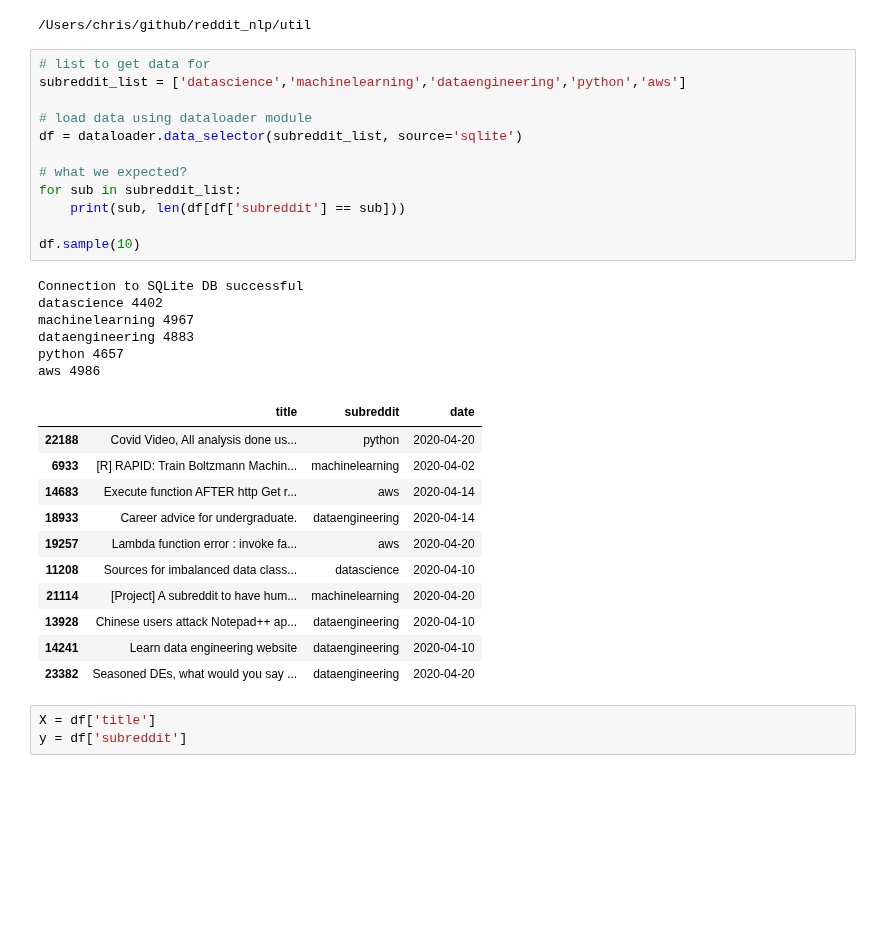
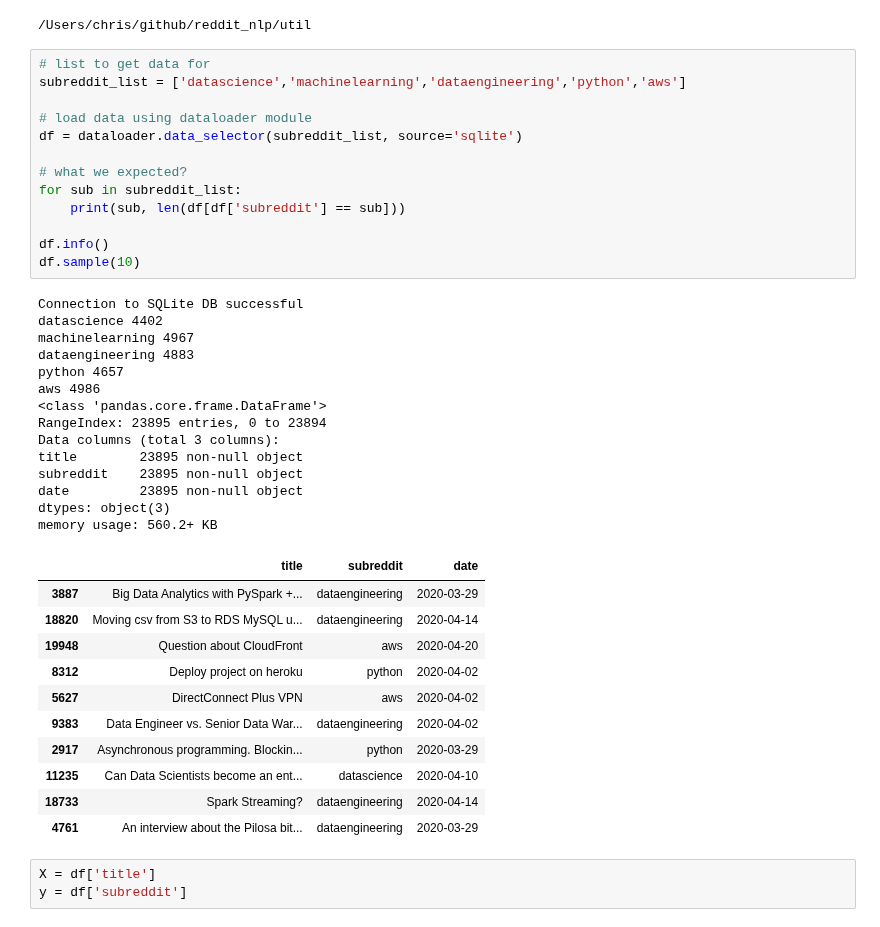
Before and after one commit to datapointchris/reddit-nlp, a Jupyter notebook: DS_coefficients and stats.ipynb, the cells around one changed output. Drawn from its saved outputs; the diff is of its cells as text; blank space fills up the shorter version.

```diff
--- a/DS_coefficients and stats.ipynb
+++ b/DS_coefficients and stats.ipynb
@@ -44,33 +44,42 @@ from util.reddit_functions import Reddit, Visualizer, Labeler
 # %%
 # list to get data for
 subreddit_list = ['datascience','machinelearning','dataengineering','python','aws']
 
 # load data using dataloader module
 df = dataloader.data_selector(subreddit_list, source='sqlite')
 
 # what we expected?
 for sub in subreddit_list:
     print(sub, len(df[df['subreddit'] == sub]))
 
+df.info()
 df.sample(10)
 # %% [output]
 Connection to SQLite DB successful
 datascience 4402
 machinelearning 4967
 dataengineering 4883
 python 4657
 aws 4986
+<class 'pandas.core.frame.DataFrame'>
+RangeIndex: 23895 entries, 0 to 23894
+Data columns (total 3 columns):
+title        23895 non-null object
+subreddit    23895 non-null object
+date         23895 non-null object
+dtypes: object(3)
+memory usage: 560.2+ KB
 |  | title | subreddit | date |
-| 22188 | Covid Video, All analysis done us... | python | 2020-04-20 |
-| 6933 | [R] RAPID: Train Boltzmann Machin... | machinelearning | 2020-04-02 |
-| 14683 | Execute function AFTER http Get r... | aws | 2020-04-14 |
-| 18933 | Career advice for undergraduate. | dataengineering | 2020-04-14 |
-| 19257 | Lambda function error : invoke fa... | aws | 2020-04-20 |
-| 11208 | Sources for imbalanced data class... | datascience | 2020-04-10 |
-| 21114 | [Project] A subreddit to have hum... | machinelearning | 2020-04-20 |
-| 13928 | Chinese users attack Notepad++ ap... | dataengineering | 2020-04-10 |
-| 14241 | Learn data engineering website | dataengineering | 2020-04-10 |
-| 23382 | Seasoned DEs, what would you say ... | dataengineering | 2020-04-20 |
+| 3887 | Big Data Analytics with PySpark +... | dataengineering | 2020-03-29 |
+| 18820 | Moving csv from S3 to RDS MySQL u... | dataengineering | 2020-04-14 |
+| 19948 | Question about CloudFront | aws | 2020-04-20 |
+| 8312 | Deploy project on heroku | python | 2020-04-02 |
+| 5627 | DirectConnect Plus VPN | aws | 2020-04-02 |
+| 9383 | Data Engineer vs. Senior Data War... | dataengineering | 2020-04-02 |
+| 2917 | Asynchronous programming. Blockin... | python | 2020-03-29 |
+| 11235 | Can Data Scientists become an ent... | datascience | 2020-04-10 |
+| 18733 | Spark Streaming? | dataengineering | 2020-04-14 |
+| 4761 | An interview about the Pilosa bit... | dataengineering | 2020-03-29 |
 # %%
 X = df['title']
 y = df['subreddit']
```
Also changed, not shown: parts of 18 cells of this notebook.
